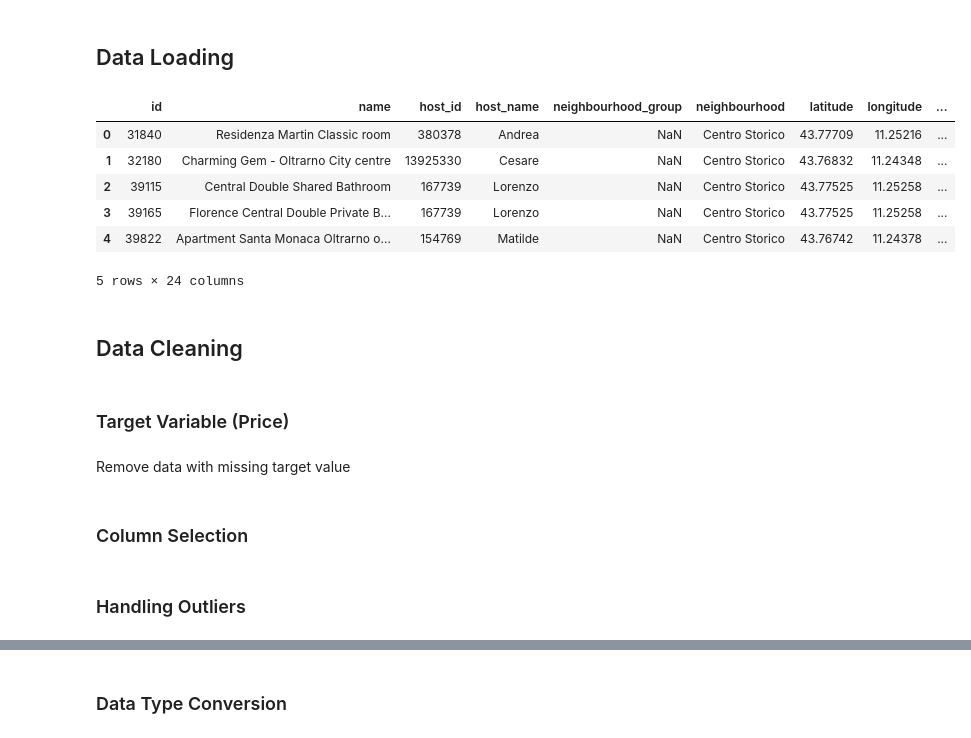
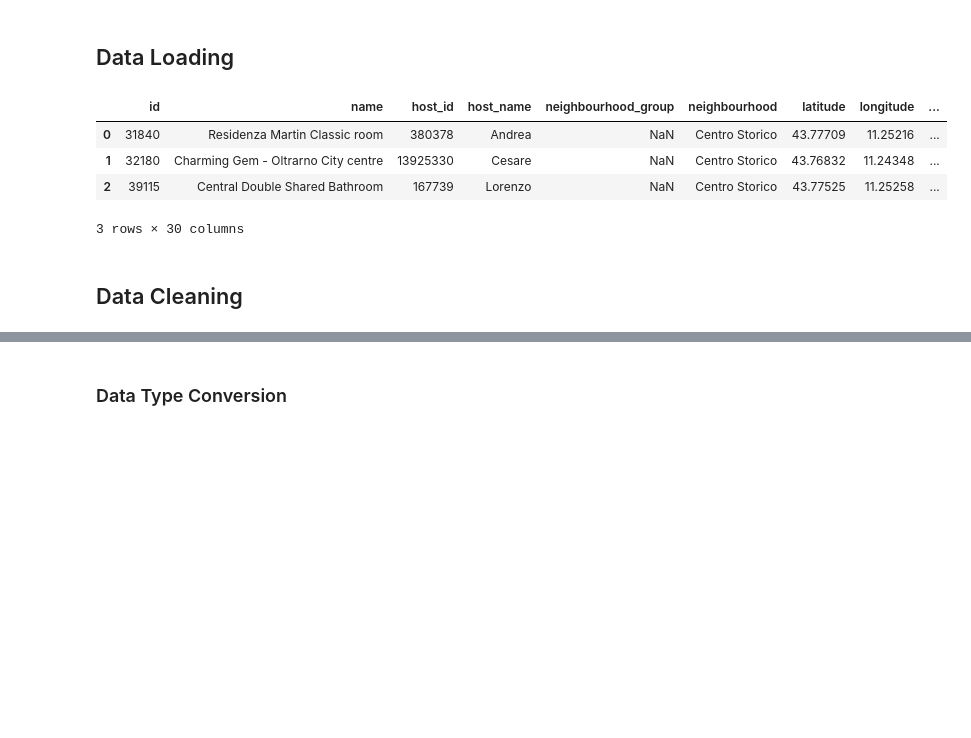
Before and after one commit to EliasSchafer1/Airbnb-Florence, a Jupyter notebook: notebooks/01_preprocessing.ipynb, the cells around one changed output, grey strips where cells are left out. Cells and saved outputs as stored; diff of their text form; code cells hidden in the pictures; blank space fills up the shorter version.

Commit message:
feat: column selection, target variable handling in progress

```diff
--- a/notebooks/01_preprocessing.ipynb
+++ b/notebooks/01_preprocessing.ipynb
@@ -9,35 +9,29 @@ import seaborn as sns
 # %%
 # Load dataframe
 df = pd.read_csv("../data/raw/listings.csv")
+# %%
+detail_ratings = ["review_scores_cleanliness", "review_scores_checkin",
+               "review_scores_communication", "review_scores_location",
+               "review_scores_accuracy", "review_scores_value"]
 # %%
 # Load relevant columns of the more detailed dataframe, based on domain-knowledge
 add_df = pd.read_csv(
     "../data/raw/listings.csv.gz",
-    usecols=["id", "host_is_superhost", "beds", "bedrooms", "accommodates", "review_scores_rating", "instant_bookable"]
+    usecols=["id"] + detail_ratings + ["review_scores_rating", "host_is_superhost", "beds", "bedrooms", "accommodates", "instant_bookable"]
 )
 # %%
 # Merge both dataframes
 df = df.merge(
     add_df,
     on="id",
     how="left"
 )
-df.head(5)
+df.head(3)
 # %% [output]
 |  | id | name | host_id | host_name | neighbourhood_group | neighbourhood | latitude | longitude | ... |
 | 0 | 31840 | Residenza Martin Classic room | 380378 | Andrea | NaN | Centro Storico | 43.77709 | 11.25216 | ... |
 | 1 | 32180 | Charming Gem - Oltrarno City centre | 13925330 | Cesare | NaN | Centro Storico | 43.76832 | 11.24348 | ... |
 | 2 | 39115 | Central Double Shared Bathroom | 167739 | Lorenzo | NaN | Centro Storico | 43.77525 | 11.25258 | ... |
-| 3 | 39165 | Florence Central Double Private B... | 167739 | Lorenzo | NaN | Centro Storico | 43.77525 | 11.25258 | ... |
-| 4 | 39822 | Apartment Santa Monaca Oltrarno o... | 154769 | Matilde | NaN | Centro Storico | 43.76742 | 11.24378 | ... |
-5 rows × 24 columns
+3 rows × 30 columns
 # %% [markdown]
 ## Data Cleaning
-# %% [markdown]
-### Target Variable (Price)
-# %% [markdown]
-Remove data with missing target value
-# %% [markdown]
-### Column Selection
-# %% [markdown]
-### Handling Outliers
```
Also changed, not shown: parts of 29 cells of this notebook.
